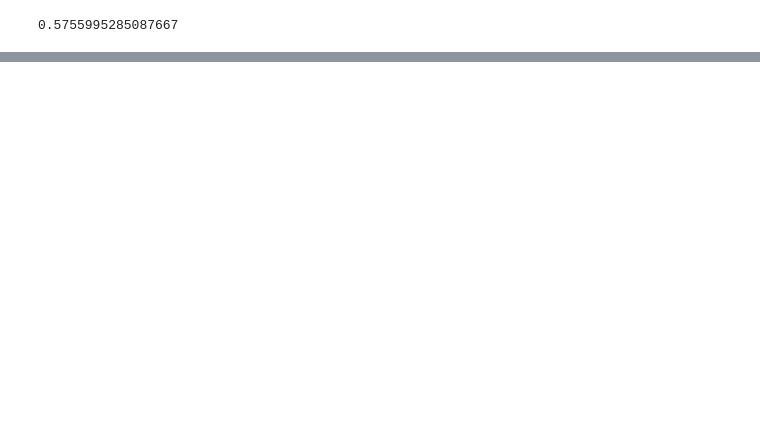
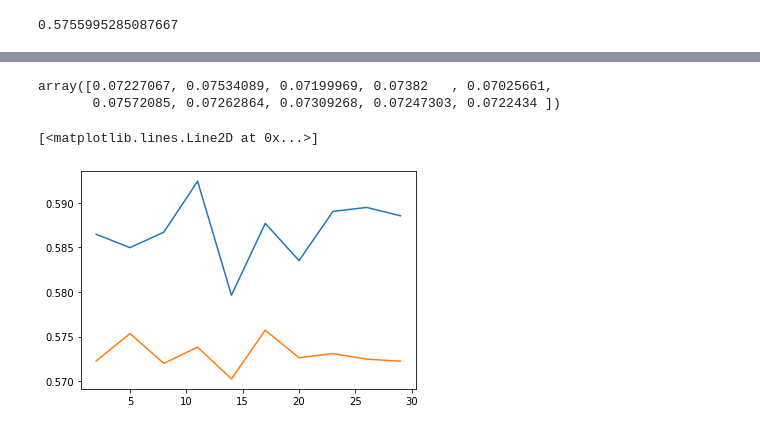
Before and after one commit to juleshansen/reddit_jargon, a Jupyter notebook: src/test_process.ipynb, the cells around one changed output, grey strips where cells are left out. Drawn from its saved outputs; the diff is of its cells as text; code cells hidden in the pictures; blank space fills up the shorter version.

Commit message:
added some images

```diff
--- a/src/test_process.ipynb
+++ b/src/test_process.ipynb
@@ -85,8 +61,3 @@ def find_perplexity_coherence(n_topics):
         corpus=corpus.gensim_corpus_filtered
     )
     return [n_topics, model.log_perplexity(corpus.gensim_corpus_filtered), coherence.get_coherence()]
-# %%
-optimization = []
-for i in range(20,32,2):
-    optimization.append(find_perplexity_coherence(i))
-optimization
@@ -101,0 +70,9 @@ optimization1=optimization.copy()
+# %%
+coherence = {new_list: [] for new_list in range(2,30,3)}
+perplexity = {new_list: [] for new_list in range(2,30,3)}
+for j in range(5):
+#     corpus = new_random_sample()
+    for i in range(2,30,3):
+        _, p, c = find_perplexity_coherence(i)
+        coherence[i].append(c)
+        perplexity[i].append(p)
@@ -101,0 +97,6 @@ optimization1=optimization.copy()
+# %%
+def mean_dict(dictionary):
+    mean = {}
+    for key in dictionary:
+        mean[key] = sum(dictionary[key])/len(dictionary[key])
+    return mean
@@ -102,2 +129,18 @@ optimization1=optimization.copy()
+# %%
+import numpy as np
+x = list(mean_dict(coherence).keys())
+y1 = list(mean_dict(coherence).values())
+y2 = np.array(list(mean_dict(perplexity).values()))
+# %%
+y2+8
+# %% [output]
+array([0.07227067, 0.07534089, 0.07199969, 0.07382   , 0.07025661,
+       0.07572085, 0.07262864, 0.07309268, 0.07247303, 0.0722434 ])
+# %%
+plt.plot(x,y1)
+plt.plot(x,y2+8.5)
+# %% [output]
+[<matplotlib.lines.Line2D at 0x...>]
+[figure, added]
 # %%
 # model = gensim.models.LdaModel.load('mdl/model2/full_corpus_model')
```
Also changed, not shown: parts of 12 cells of this notebook, 5 other files.
